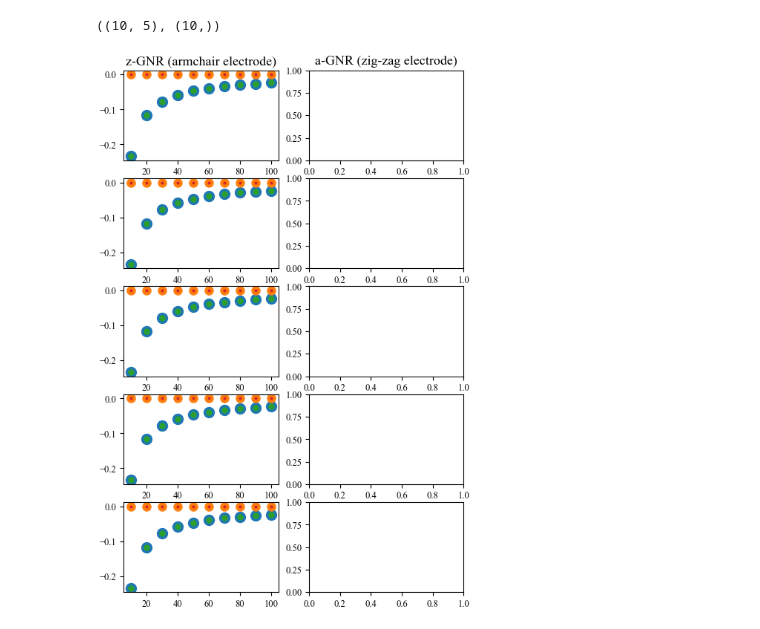
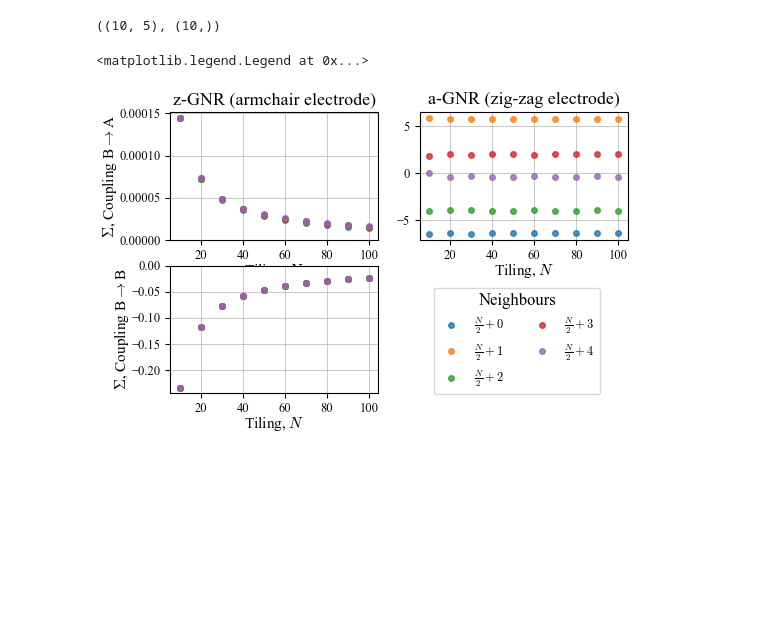
Before and after one commit to BastianValhoj/QTM-ML, a Jupyter notebook: scripts/overnight/siesta-calcs/investigate_edges.ipynb, the cells around one changed output. Drawn from its saved outputs; the diff is of its cells as text; code cells hidden in the pictures; blank space fills up the shorter version.

Commit message:
showing coupling of atoms

```diff
--- a/scripts/overnight/siesta-calcs/investigate_edges.ipynb
+++ b/scripts/overnight/siesta-calcs/investigate_edges.ipynb
@@ -412,33 +411,39 @@ ZcoupL_A.shape, np.asarray(nZ).shape
 # %%
 
 colors = ["blue", "crimson", "lime", "darkorange"]
-fig, ax = thesis_fig(subplots=(5,2))
+fig, ax = thesis_fig(subplots=(2,2))
 
 ax[0,0].set_title("z-GNR (armchair electrode)")
 ax[0,1].set_title("a-GNR (zig-zag electrode)")
 
+
 for i in range(num_neighbours):
-    ax[i, 0].plot(nZ, ZcoupL_A[:, i], linestyle="", marker="o", markersize=10
-                    )
-    ax[i, 0].plot(nZ, ZcoupL_B[:, i], linestyle="none", marker="o", markersize=8
-                    )
-    ax[i, 0].plot(nZ, ZcoupR_A[:, i], linestyle="none", marker="o", markersize=5
-                    )
-    ax[i, 0].plot(nZ, ZcoupR_B[:, i], linestyle="none", marker="o", markersize=2
-                    )
+    ax[0, 0].plot(nZ, ZcoupL_A[:, i], linestyle="none", marker="o", markersize=4, alpha=0.8, label=f"$\\frac{{N}}{{2}}-{i}$")
+
+    # ax[0, 0].plot(nZ, ZcoupR_A[:, i], linestyle="none", marker="o", markersize=4)
+
+    ax[1, 0].plot(nZ, ZcoupL_B[:, i], linestyle="none", marker="o", markersize=4, alpha=0.8, label=f"$\\frac{{N}}{{2}}-{i}$")
+    # ax[1, 0].plot(nZ, ZcoupR_B[:, i], linestyle="none", marker="o", markersize=4)
+
+    ax[0,1].plot(nA, (AcoupL[:, i]), linestyle="none", marker="o", markersize=4, alpha=0.8, label=f"$\\frac{{N}}{{2}}-{i}$")
+
+ax[1,1].set_axis_off()
+ax[0,0].set(ylabel="$\\Sigma$, Coupling B$\\to$A")
+ax[1,0].set(ylabel="$\\Sigma$, Coupling B$\\to$B")
+
+for a in ax.flatten():
+    if a.axison:
+
+        a.grid()
+        ymin, ymax = a.get_ylim()
+        a.set(ylim=(min(ymin, 0), max(ymax, 0)), xlabel="Tiling, $N$"
+            )
 
 
+fig.legend([f"$\\frac{{N}}{{2}} + {i}$" for i in range(num_neighbours)], loc=(0.625, 0.125), ncols=2, title="Neighbours")
 
-# for i, Neighbour in enumerate(ZcoupL_A.T):
-#     ax[0].scatter(nZ, Neighbour, s=(10+50*i), alpha=0.6)
-# for i, Neighbour in enumerate(ZcoupL_B.T):
-#     ax[0].scatter(nZ, Neighbour, s=(10+50*i), alpha=0.6)
-
-# ax[0].scatter(nZ, ZcoupL_A[:, 0])
-# ax[0].scatter(nZ, ZcoupL_A[:, 3])
-# ax[0].scatter(np.repeat(nZ, ZcoupR_A.shape[1]), ZcoupR_A.flatten())
-
-# ax[1].scatter(np.repeat(nA, AcoupL.shape[1]), AcoupL.flatten())
-# ax[1].scatter(np.repeat(nA, AcoupR.shape[1]), AcoupR.flatten())
+# fig.set_constrained_layout(True)
+# fig.tight_layout()
 # %% [output]
+<matplotlib.legend.Legend at 0x...>
-[figure, old version]
+[figure, new version]
```
Also changed, not shown: parts of 2 cells of this notebook.
